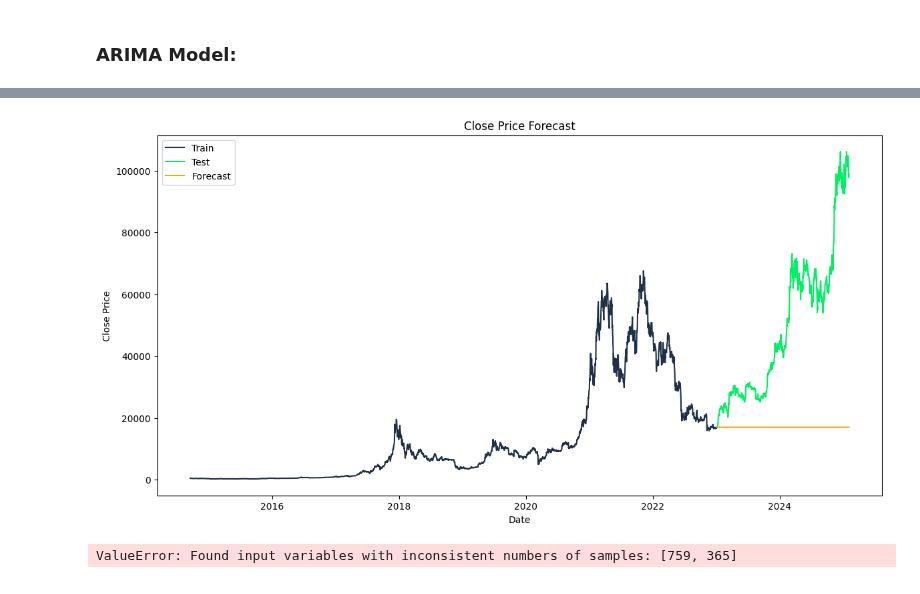
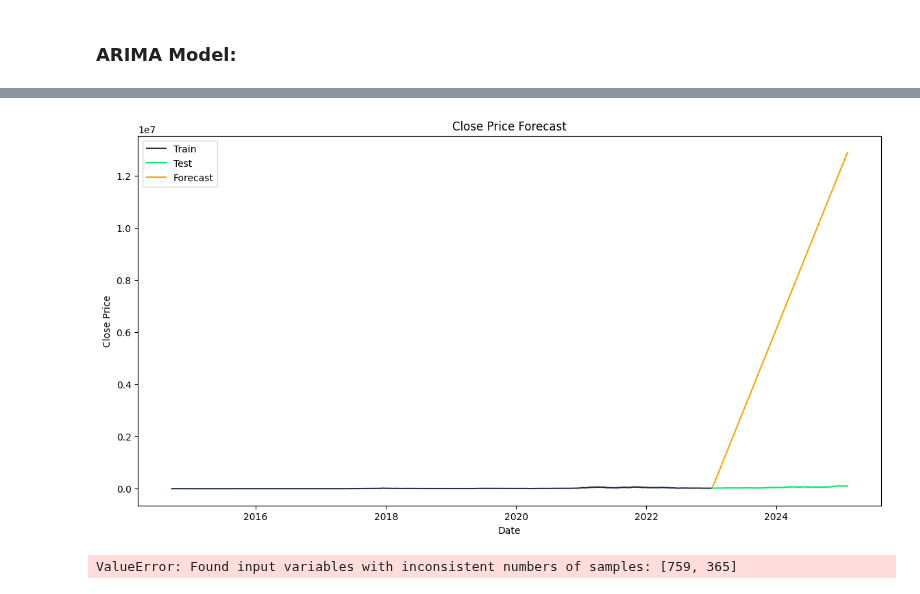
Before and after one commit to bonareri/Cryptocurrency-Price-Prediction-, a Jupyter notebook: arima_sarima_model.ipynb, the cells around one changed output, grey strips where cells are left out. Saved outputs shown, nothing was run; the diff lists cells and outputs as text; code cells hidden in the pictures.

```diff
--- a/arima_sarima_model.ipynb
+++ b/arima_sarima_model.ipynb
@@ -324,19 +340,18 @@ df.tail()
+# %%
+# Convert differenced predictions back to actual values
+forecast_cumsum = forecast.cumsum() + train["Close"].iloc[-1]
 # %%
-# Forecast
-forecast = model_fit.forecast(steps=len(test))
-
-# Plot the results with specified colors
 plt.figure(figsize=(14,7))
 plt.plot(train.index, train["Close"], label='Train', color='#203147')
 plt.plot(test.index, test["Close"], label='Test', color='#01ef63')
-plt.plot(test.index, forecast, label='Forecast', color='orange')
+plt.plot(test.index, forecast_cumsum, label='Forecast', color='orange')
 plt.title('Close Price Forecast')
 plt.xlabel('Date')
 plt.ylabel('Close Price')
 plt.legend()
 plt.show()
 # %% [output]
-[figure, old version]
+[figure, new version]
 # %%
 # Calculate RMSE
 rmse = np.sqrt(mean_squared_error(test["Close"], forecast))
```
Also changed, not shown: parts of 20 cells of this notebook.
